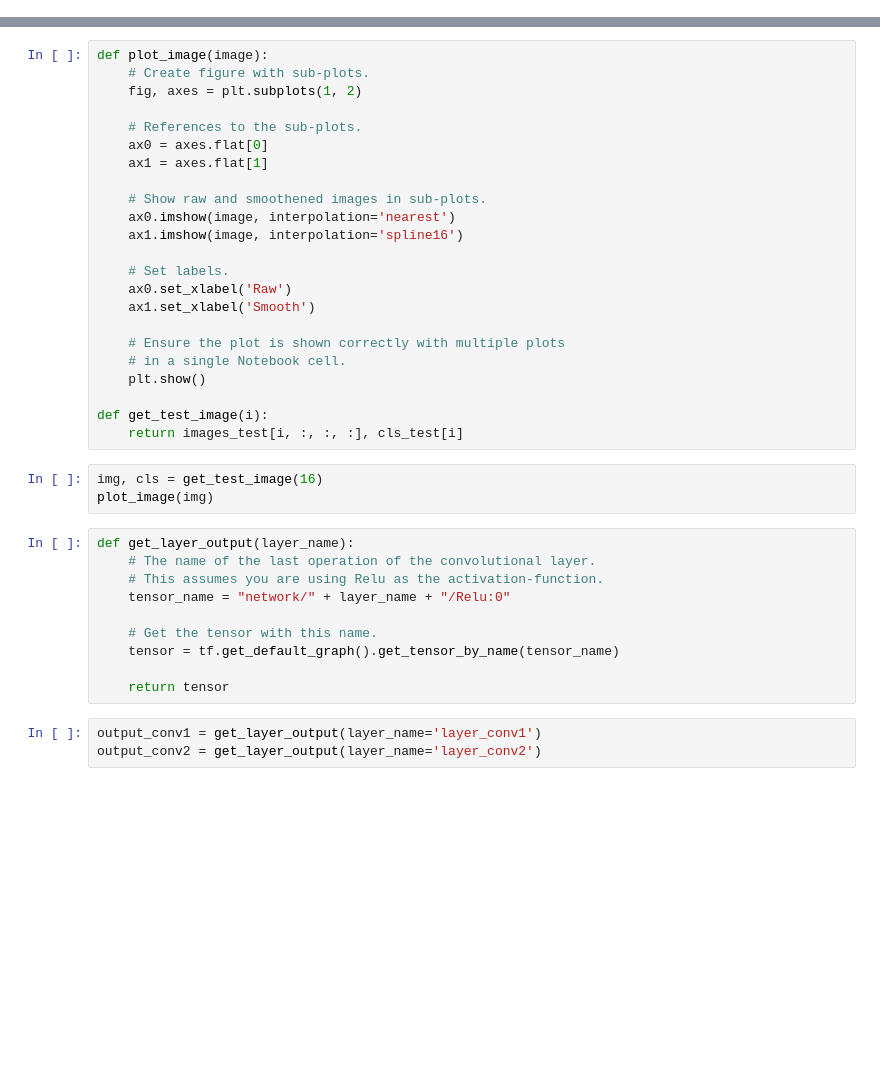
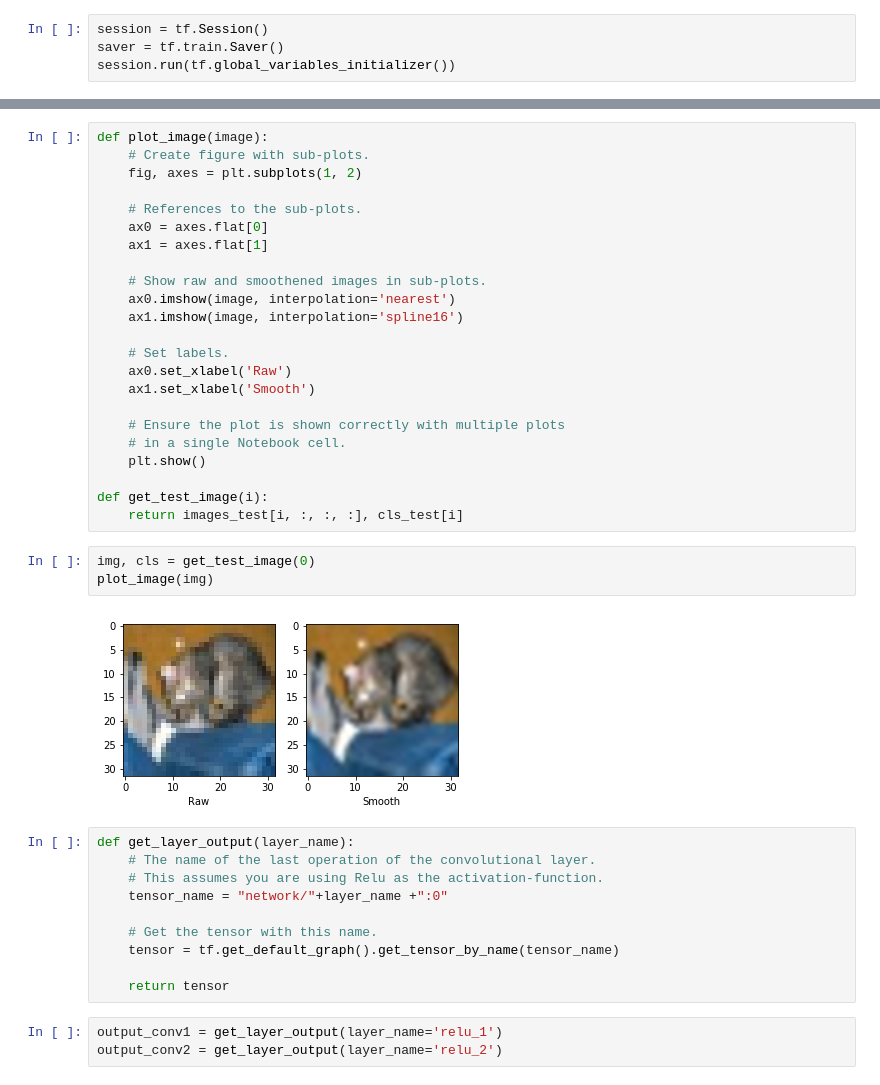
Before and after one commit to dashmoment/moxa_ai_training, a Jupyter notebook: tutorial/02_CNN/tutorial.ipynb, the cells around one changed output, grey strips where cells are left out. Drawn from its saved outputs; the diff is of its cells as text; blank space fills up the shorter version.

```diff
--- a/tutorial/02_CNN/tutorial.ipynb
+++ b/tutorial/02_CNN/tutorial.ipynb
@@ -235 +229,5 @@ session = tf.Session()
+# %%
+session = tf.Session()
+saver = tf.train.Saver()
+session.run(tf.global_variables_initializer())
 # %%
@@ -535,21 +594,23 @@ def plot_image(image):
 def get_test_image(i):
     return images_test[i, :, :, :], cls_test[i]
 # %%
-img, cls = get_test_image(16)
+img, cls = get_test_image(0)
 plot_image(img)
+# %% [output]
+[figure, added]
 # %%
 def get_layer_output(layer_name):
     # The name of the last operation of the convolutional layer.
     # This assumes you are using Relu as the activation-function.
-    tensor_name = "network/" + layer_name + "/Relu:0"
+    tensor_name = "network/"+layer_name +":0"
 
     # Get the tensor with this name.
     tensor = tf.get_default_graph().get_tensor_by_name(tensor_name)
 
     return tensor
 # %%
-output_conv1 = get_layer_output(layer_name='layer_conv1')
-output_conv2 = get_layer_output(layer_name='layer_conv2')
+output_conv1 = get_layer_output(layer_name='relu_1')
+output_conv2 = get_layer_output(layer_name='relu_2')
 # %%
 def plot_layer_output(layer_output, image):
     # Assume layer_output is a 4-dim tensor
```
Also changed, not shown: parts of 42 cells of this notebook, 10 other files.
